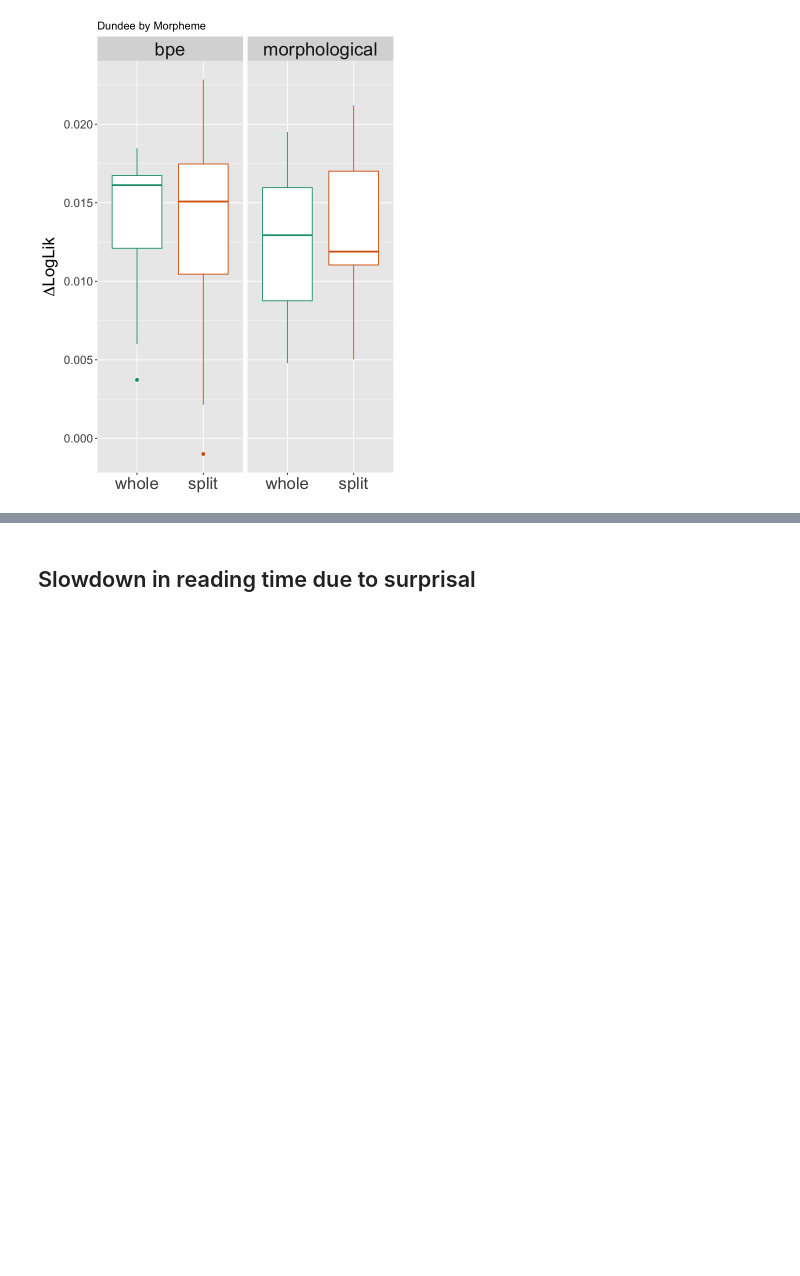
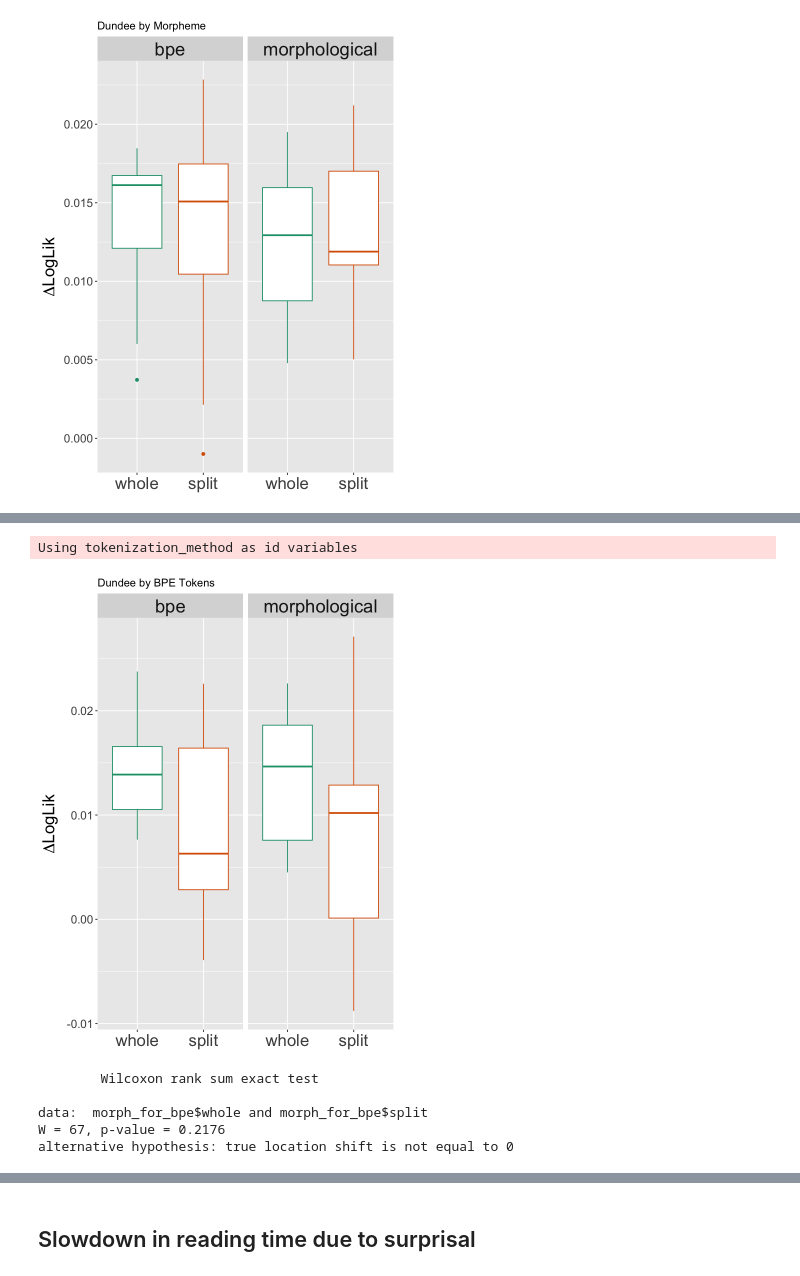
Before and after one commit to sathvikn/dl-psych-tokenization, a Jupyter notebook: regression_analysis.ipynb, the cells around one changed output, grey strips where cells are left out. Saved outputs shown, nothing was run; the diff lists cells and outputs as text; code cells hidden in the pictures; blank space fills up the shorter version.

```diff
--- a/regression_analysis.ipynb
+++ b/regression_analysis.ipynb
@@ -673,0 +674,23 @@ Using tokenization_method as id variables
+# %%
+morph_for_bpe <- cv_by_split(dundee_morph_no_sw, et_control_formula, et_surprisal_formula, "morphological", "bpe_tokens")
+bpe_cv <- cv_by_split(dundee_bpe_no_sw, et_control_formula, et_surprisal_formula, "bpe", "num_tokens")
+
+combined_cv <- rbind(morph_for_bpe, bpe_cv)
+combined_cv <- melt(combined_cv) %>% rename(split = variable)
+plt <- ggplot(combined_cv, aes(x = split, y = value, color = split)) + geom_boxplot()
+plt <- plt + ylab(expression(paste(Delta, "LogLik"))) + ggtitle("Dundee by BPE Tokens")
+theme <- theme(axis.title = element_text(size = 20), axis.title.x = element_blank(), axis.text.x = element_text(size = 20),
+               axis.text.y = element_text(size = 14),
+               strip.text.x = element_text(size = 22), legend.position = "none")
+plt + facet_grid(. ~tokenization_method) + theme + labs(fill = "tokenization_method") + scale_color_brewer(palette = "Dark2")
+# %% [output]
+Using tokenization_method as id variables
+[figure, added]
+# %%
+wilcox.test(morph_for_bpe$whole, morph_for_bpe$split)
+# %% [output]
+        Wilcoxon rank sum exact test
+
+data:  morph_for_bpe$whole and morph_for_bpe$split
+W = 67, p-value = 0.2176
+alternative hypothesis: true location shift is not equal to 0
```
Also changed, not shown: parts of 30 cells of this notebook, 3 other files.
